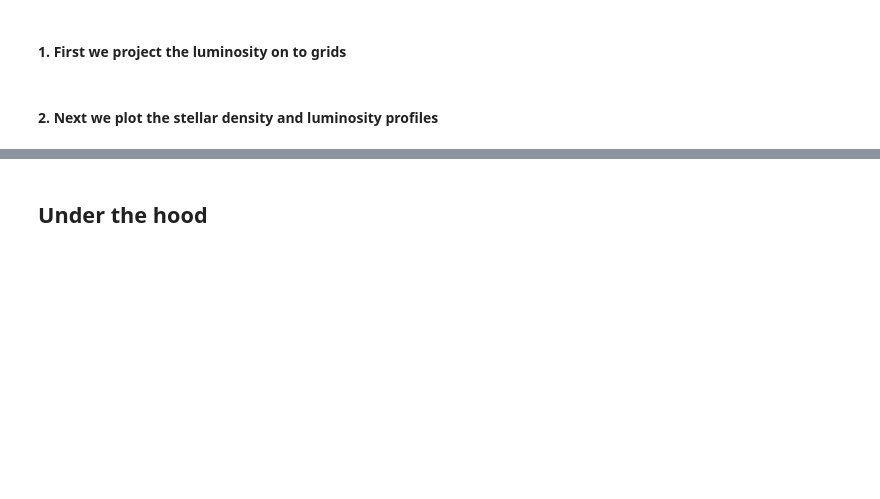
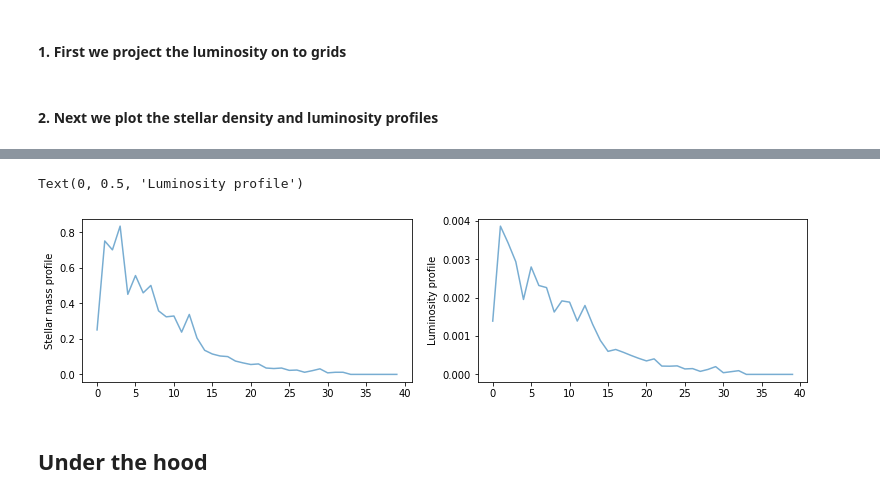
Before and after one commit to nesar/hydro_colors, a Jupyter notebook: nbs/index.ipynb, the cells around one changed output, grey strips where cells are left out. Drawn from its saved outputs; the diff is of its cells as text; code cells hidden in the pictures; blank space fills up the shorter version.

```diff
--- a/nbs/index.ipynb
+++ b/nbs/index.ipynb
@@ -169,3 +289,14 @@ plt.show()
+# %%
+fig, ax = plt.subplots(1, 2, figsize=(13, 3))
+
+ax[0].plot(azimuthalAverage(H), '-', alpha=0.6)
+ax[1].plot(azimuthalAverage(grid_flux), '-', alpha=0.6)
+
+ax[0].set_ylabel('Stellar mass profile')
+ax[1].set_ylabel('Luminosity profile')
+# %% [output]
+Text(0, 0.5, 'Luminosity profile')
+[figure, added]
 # %% [markdown]
 ## Under the hood
 # %%
```
Also changed, not shown: parts of 9 cells of this notebook, 7 other files.
